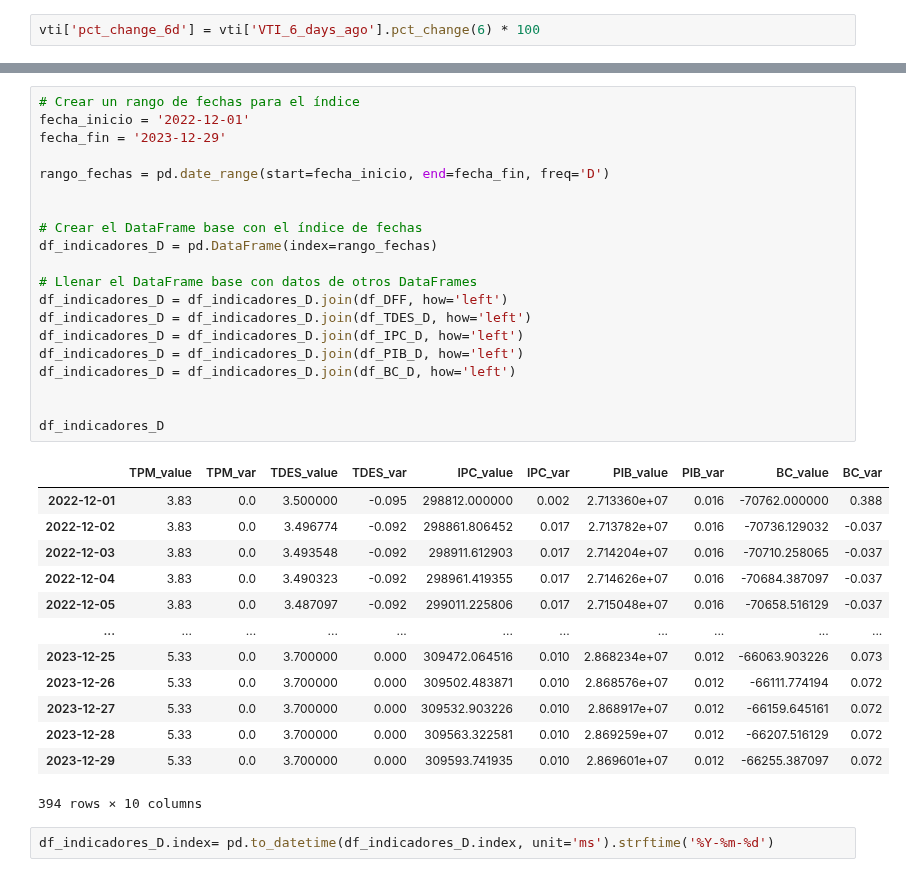
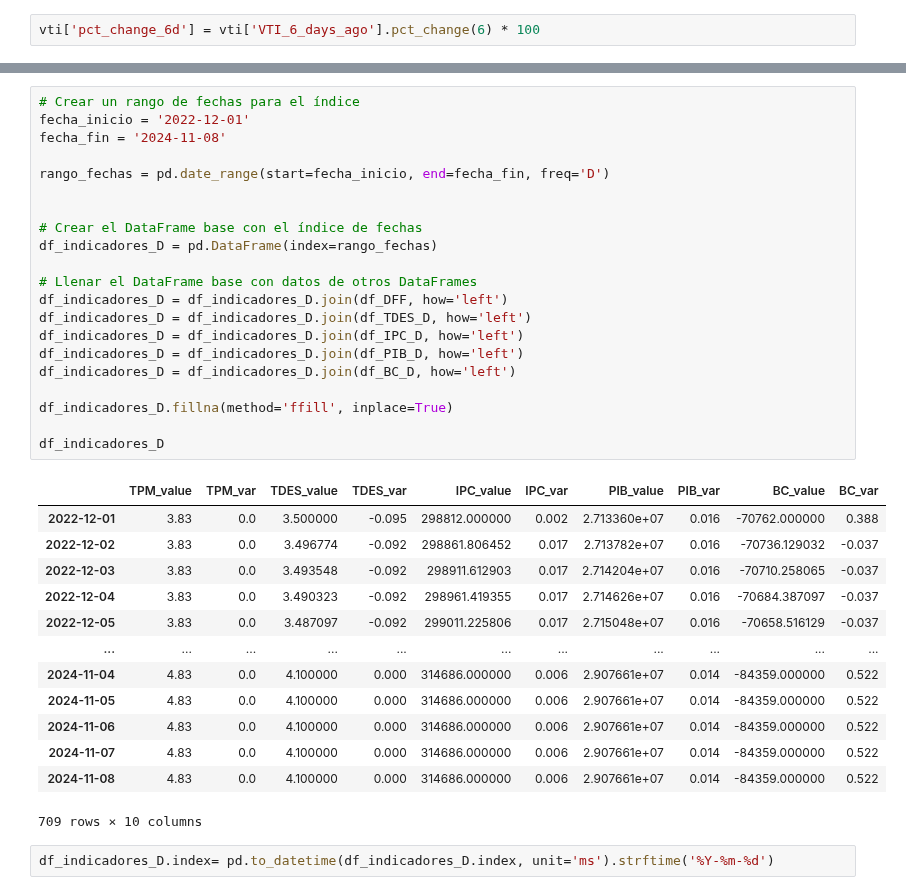
Before and after one commit to diegomacaya/proyecto_DataScience_DMS, a Jupyter notebook: src/Proyecto_Data_Science.ipynb, the cells around one changed output, grey strips where cells are left out. Drawn from its saved outputs; the diff is of its cells as text.

```diff
--- a/src/Proyecto_Data_Science.ipynb
+++ b/src/Proyecto_Data_Science.ipynb
@@ -535,37 +535,38 @@ vti
 # %%
 # Crear un rango de fechas para el índice
 fecha_inicio = '2022-12-01'
-fecha_fin = '2023-12-29'
+fecha_fin = '2024-11-08'
 
 rango_fechas = pd.date_range(start=fecha_inicio, end=fecha_fin, freq='D')
 
 
 # Crear el DataFrame base con el índice de fechas
 df_indicadores_D = pd.DataFrame(index=rango_fechas)
 
 # Llenar el DataFrame base con datos de otros DataFrames
 df_indicadores_D = df_indicadores_D.join(df_DFF, how='left')
 df_indicadores_D = df_indicadores_D.join(df_TDES_D, how='left')
 df_indicadores_D = df_indicadores_D.join(df_IPC_D, how='left')
 df_indicadores_D = df_indicadores_D.join(df_PIB_D, how='left')
 df_indicadores_D = df_indicadores_D.join(df_BC_D, how='left')
 
+df_indicadores_D.fillna(method='ffill', inplace=True)
 
 df_indicadores_D
 # %% [output]
 |  | TPM_value | TPM_var | TDES_value | TDES_var | IPC_value | IPC_var | PIB_value | PIB_var | BC_value | BC_var |
 | 2022-12-01 | 3.83 | 0.0 | 3.500000 | -0.095 | 298812.000000 | 0.002 | 2.713360e+07 | 0.016 | -70762.000000 | 0.388 |
 | 2022-12-02 | 3.83 | 0.0 | 3.496774 | -0.092 | 298861.806452 | 0.017 | 2.713782e+07 | 0.016 | -70736.129032 | -0.037 |
 | 2022-12-03 | 3.83 | 0.0 | 3.493548 | -0.092 | 298911.612903 | 0.017 | 2.714204e+07 | 0.016 | -70710.258065 | -0.037 |
 | 2022-12-04 | 3.83 | 0.0 | 3.490323 | -0.092 | 298961.419355 | 0.017 | 2.714626e+07 | 0.016 | -70684.387097 | -0.037 |
 | 2022-12-05 | 3.83 | 0.0 | 3.487097 | -0.092 | 299011.225806 | 0.017 | 2.715048e+07 | 0.016 | -70658.516129 | -0.037 |
 | ... | ... | ... | ... | ... | ... | ... | ... | ... | ... | ... |
-| 2023-12-25 | 5.33 | 0.0 | 3.700000 | 0.000 | 309472.064516 | 0.010 | 2.868234e+07 | 0.012 | -66063.903226 | 0.073 |
-| 2023-12-26 | 5.33 | 0.0 | 3.700000 | 0.000 | 309502.483871 | 0.010 | 2.868576e+07 | 0.012 | -66111.774194 | 0.072 |
-| 2023-12-27 | 5.33 | 0.0 | 3.700000 | 0.000 | 309532.903226 | 0.010 | 2.868917e+07 | 0.012 | -66159.645161 | 0.072 |
-| 2023-12-28 | 5.33 | 0.0 | 3.700000 | 0.000 | 309563.322581 | 0.010 | 2.869259e+07 | 0.012 | -66207.516129 | 0.072 |
-| 2023-12-29 | 5.33 | 0.0 | 3.700000 | 0.000 | 309593.741935 | 0.010 | 2.869601e+07 | 0.012 | -66255.387097 | 0.072 |
+| 2024-11-04 | 4.83 | 0.0 | 4.100000 | 0.000 | 314686.000000 | 0.006 | 2.907661e+07 | 0.014 | -84359.000000 | 0.522 |
+| 2024-11-05 | 4.83 | 0.0 | 4.100000 | 0.000 | 314686.000000 | 0.006 | 2.907661e+07 | 0.014 | -84359.000000 | 0.522 |
+| 2024-11-06 | 4.83 | 0.0 | 4.100000 | 0.000 | 314686.000000 | 0.006 | 2.907661e+07 | 0.014 | -84359.000000 | 0.522 |
+| 2024-11-07 | 4.83 | 0.0 | 4.100000 | 0.000 | 314686.000000 | 0.006 | 2.907661e+07 | 0.014 | -84359.000000 | 0.522 |
+| 2024-11-08 | 4.83 | 0.0 | 4.100000 | 0.000 | 314686.000000 | 0.006 | 2.907661e+07 | 0.014 | -84359.000000 | 0.522 |
-394 rows × 10 columns
+709 rows × 10 columns
 # %%
 df_indicadores_D.index= pd.to_datetime(df_indicadores_D.index, unit='ms').strftime('%Y-%m-%d')
 # %%
```
Also changed, not shown: parts of 17 cells of this notebook, 15 other files.
